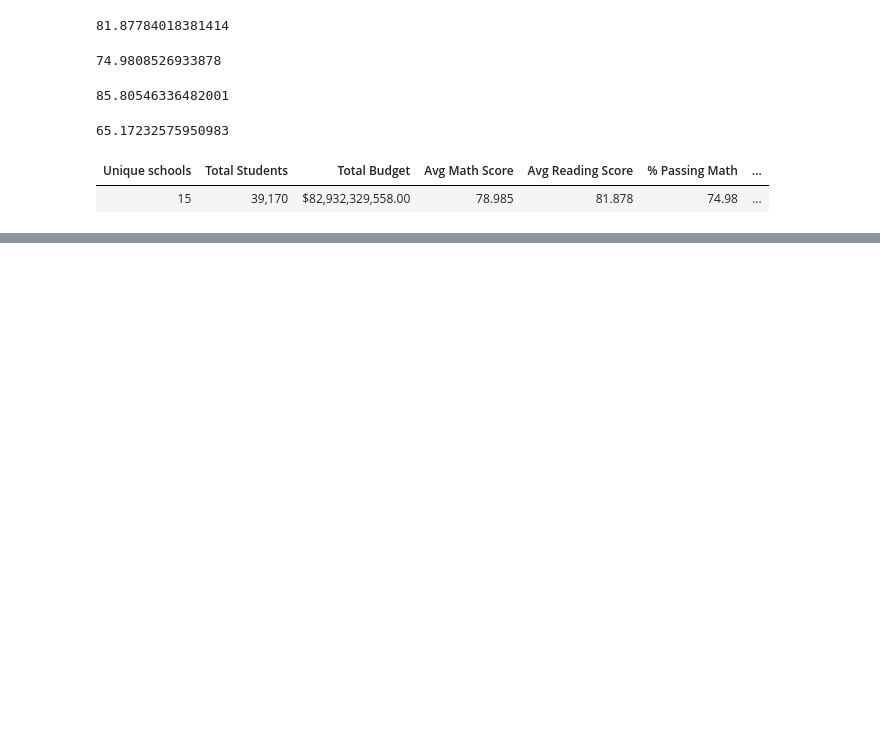
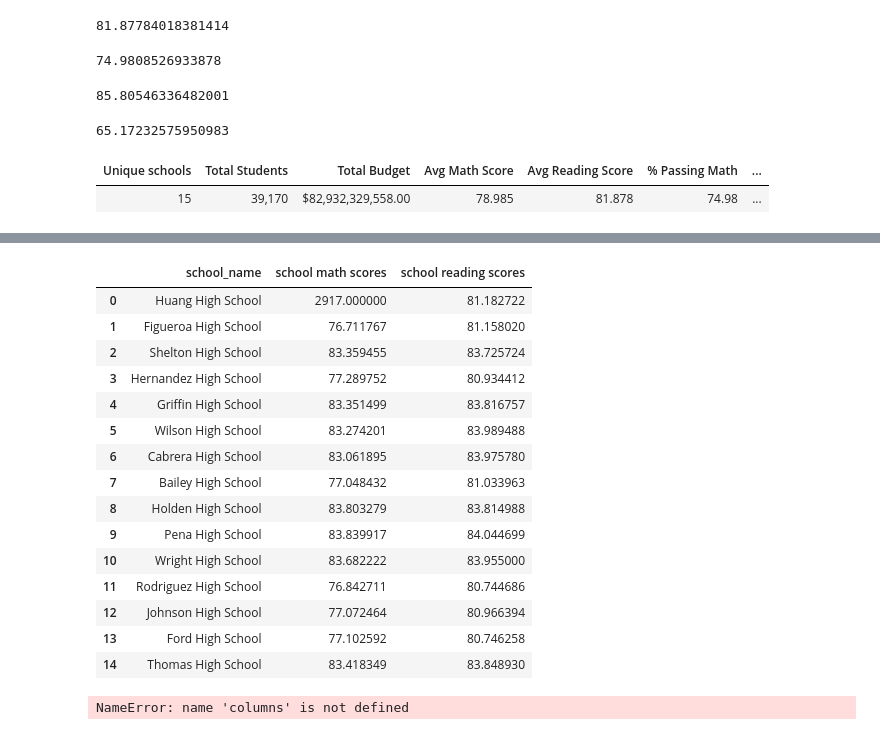
Before and after one commit to GarrettSteenwyk/pandas-challenge, a Jupyter notebook: PyCitySchools/school_results.ipynb, the cells around one changed output, grey strips where cells are left out. Drawn from its saved outputs; the diff is of its cells as text; code cells hidden in the pictures; blank space fills up the shorter version.

```diff
--- a/PyCitySchools/school_results.ipynb
+++ b/PyCitySchools/school_results.ipynb
@@ -95,0 +215,48 @@ district_summary.style.hide_index()
+# %%
+#average test scores per school
+school_scores = pd.DataFrame({
+    "school_name": ['Huang High School', 'Figueroa High School', 'Shelton High School',
+       'Hernandez High School', 'Griffin High School',
+       'Wilson High School', 'Cabrera High School', 'Bailey High School',
+       'Holden High School', 'Pena High School', 'Wright High School',
+       'Rodriguez High School', 'Johnson High School', 'Ford High School',
+       'Thomas High School'],
+    "school math scores": [school_namedex.loc[["Huang High School"], "math_score"] <= 70.count(), mean(school_namedex.loc[['Figueroa High School'], "math_score"]),
+                 mean(school_namedex.loc[['Shelton High School'], "math_score"]), mean(school_namedex.loc[['Hernandez High School'], "math_score"]),
+                 mean(school_namedex.loc[['Griffin High School'], "math_score"]), mean(school_namedex.loc[['Wilson High School'], "math_score"]),
+                 mean(school_namedex.loc[['Cabrera High School'], "math_score"]), mean(school_namedex.loc[['Bailey High School'], "math_score"]),
+                 mean(school_namedex.loc[['Holden High School'], "math_score"]), mean(school_namedex.loc[['Pena High School'], "math_score"]),
+                 mean(school_namedex.loc[['Wright High School'], "math_score"]), mean(school_namedex.loc[['Rodriguez High School'], "math_score"]),
+                 mean(school_namedex.loc[['Johnson High School'], "math_score"]), mean(school_namedex.loc[['Ford High School'], "math_score"]),
+                 mean(school_namedex.loc[['Thomas High School'], "math_score"])],
+    "school reading scores": [school_namedex.loc[["Huang High School"], "reading_score"].mean(), mean(school_namedex.loc[['Figueroa High School'], "reading_score"]),
+                 mean(school_namedex.loc[['Shelton High School'], "reading_score"]), mean(school_namedex.loc[['Hernandez High School'], "reading_score"]),
+                 mean(school_namedex.loc[['Griffin High School'], "reading_score"]), mean(school_namedex.loc[['Wilson High School'], "reading_score"]),
+                 mean(school_namedex.loc[['Cabrera High School'], "reading_score"]), mean(school_namedex.loc[['Bailey High School'], "reading_score"]),
+                 mean(school_namedex.loc[['Holden High School'], "reading_score"]), mean(school_namedex.loc[['Pena High School'], "reading_score"]),
+                 mean(school_namedex.loc[['Wright High School'], "reading_score"]), mean(school_namedex.loc[['Rodriguez High School'], "reading_score"]),
+                 mean(school_namedex.loc[['Johnson High School'], "reading_score"]), mean(school_namedex.loc[['Ford High School'], "reading_score"]),
+                 mean(school_namedex.loc[['Thomas High School'], "reading_score"])]
+})
+school_scores
+# %% [output]
+|  | school_name | school math scores | school reading scores |
+| 0 | Huang High School | 2917.000000 | 81.182722 |
+| 1 | Figueroa High School | 76.711767 | 81.158020 |
+| 2 | Shelton High School | 83.359455 | 83.725724 |
+| 3 | Hernandez High School | 77.289752 | 80.934412 |
+| 4 | Griffin High School | 83.351499 | 83.816757 |
+| 5 | Wilson High School | 83.274201 | 83.989488 |
+| 6 | Cabrera High School | 83.061895 | 83.975780 |
+| 7 | Bailey High School | 77.048432 | 81.033963 |
+| 8 | Holden High School | 83.803279 | 83.814988 |
+| 9 | Pena High School | 83.839917 | 84.044699 |
+| 10 | Wright High School | 83.682222 | 83.955000 |
+| 11 | Rodriguez High School | 76.842711 | 80.744686 |
+| 12 | Johnson High School | 77.072464 | 80.966394 |
+| 13 | Ford High School | 77.102592 | 80.746258 |
+| 14 | Thomas High School | 83.418349 | 83.848930 |
+# %%
+Huang_dex = school_complete.loc[school_complete["school_name"] == "Huang High School", ]
+# %% [output]
+NameError: name 'columns' is not defined
```
Also changed, not shown: parts of 9 cells of this notebook.
